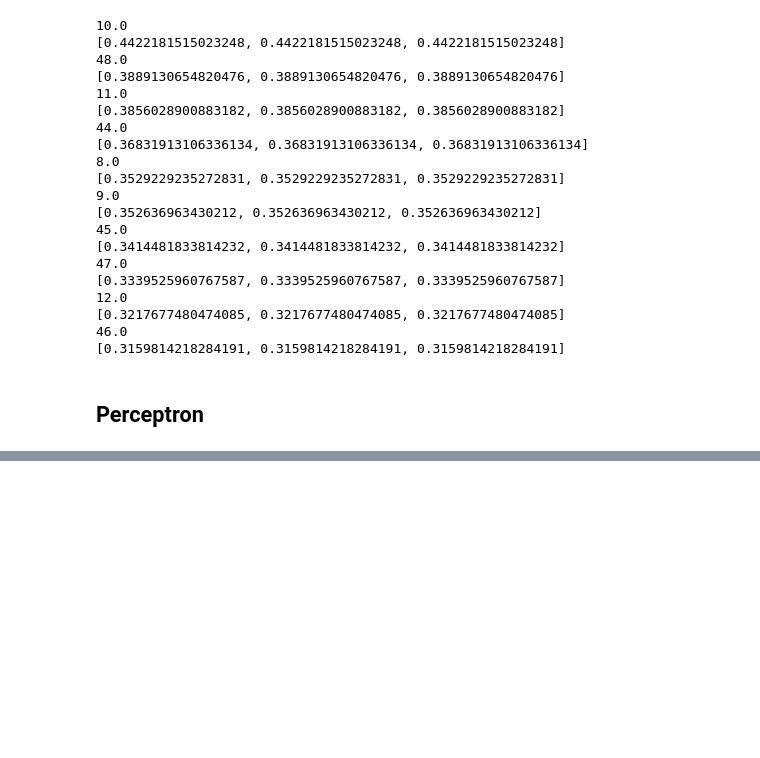
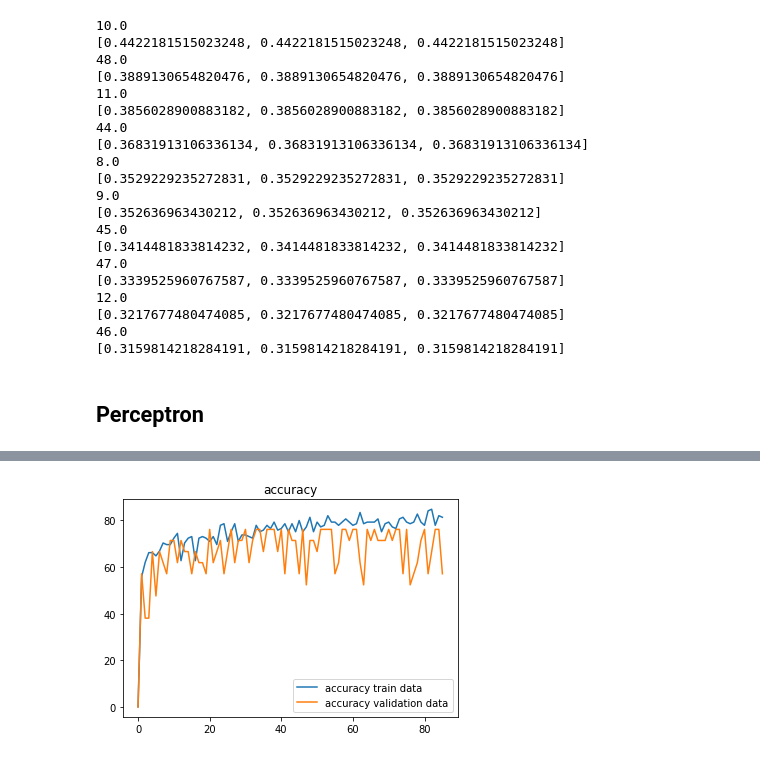
Before and after one commit to ZahraDehghanian97/Perceptron_Vs._Adaline, a Jupyter notebook: 98131059_HW01/98131059_HW01.ipynb, the cells around one changed output, grey strips where cells are left out. Cells and saved outputs as stored; diff of their text form; code cells hidden in the pictures; blank space fills up the shorter version.

```diff
--- a/98131059_HW01/98131059_HW01.ipynb
+++ b/98131059_HW01/98131059_HW01.ipynb
@@ -220,0 +264,87 @@ Accuracy:83.33333333333334
+# %%
+def accuracy_metric(actual, predicted):
+    correct = 0
+    for i in range(len(actual)):
+        if actual[i] == predicted[i]:
+            correct += 1
+    return correct / float(len(actual)) * 100.0
+
+def predict(test, weights):
+    predictions = list()
+    for row in test:
+      activation = weights[0]
+      for i in range(len(row) - 1):
+          activation += weights[i + 1] * row[i]
+      temp = 0
+      if activation >= 0.0 : temp = 1
+      predictions.append(temp)
+    return predictions
+
+def train_weights(train, l_rate, max_epoch):
+    weights = [0.0 for i in range(len(train[0]))]
+    accuracy_train = [0]
+    accuracy_validate = [0]
+    flag = True
+    epoch = 0
+    convergence = 0
+    while flag:
+      p_train = list()
+      for row in train:
+          prediction = predict([row], weights)[0]
+          p_train.append(prediction)
+          error = row[-1] - prediction
+          weights[0] = weights[0] + l_rate * error
+          for i in range(len(row) - 1):
+              weights[i + 1] = weights[i + 1] + l_rate * error * row[i]
+      accuracy_train.append(accuracy_metric(train[:,-1],p_train))
+      accuracy_validate.append(accuracy_metric(validate[:,-1], predict(validate,weights)))
+      # convergence condition
+      if abs(accuracy_train[-1]-accuracy_train[-2])<3 : convergence+=1
+      if convergence>=50 :
+        flag= False
+        print(">>>>>>>>>>Convegence condition :")
+      # # early stopping condition
+      # if  ( accuracy_validate[-1]< accuracy_validate[-2])  :
+      #   print(">>>>>>>>>>early stopping condition :")
+      #   flag = False
+      # number of epoch condition
+      if epoch >= max_epoch :
+        print('>>>>>>>>>>>>>limit epoch condition :')
+        flag = False
+      else : epoch +=1
+
+    print("training finish at epoch "+str(epoch))
+    # print("-----------------------------")
+    # print("weights : "+str(weights))
+    # print("-----------------------------")
+    return weights, accuracy_train,accuracy_validate
+
+def perceptron(train,validate, test, l_rate, max_epoch):
+    weights , accuracy_train,accuracy_validate = train_weights(train, l_rate, max_epoch)
+    predictions = predict(test, weights)
+    return predictions , accuracy_train,accuracy_validate
+
+
+l_rate = 0.01
+max_epoch = 300
+predicted, accuracy_train,accuracy_validate = perceptron(train,validate, test ,l_rate,max_epoch)
+actual = test[:,-1]
+accuracy = accuracy_metric(actual, predicted)
+print("--------------------")
+print('Final Accuracy test data = ' + str(accuracy) )
+temp = [i for i in range(len(accuracy_train))]
+error_train = list()
+error_validate = list()
+for i in accuracy_train:error_train.append(100-i)
+for i in accuracy_validate:error_validate.append(100-i)
+plt.plot(temp,accuracy_train,label="accuracy train data")
+plt.plot(temp,accuracy_validate,label="accuracy validation data")
+plt.legend()
+plt.title("accuracy")
+plt.show()
+plt.plot(temp,error_train,label="error train data")
+plt.plot(temp,error_validate,label="error validation data")
+plt.legend()
+plt.title("Error")
+plt.show()
+# %% [output]
@@ -220,0 +355 @@ Accuracy:83.33333333333334
+[figure, added]
```
Also changed, not shown: parts of 3 cells of this notebook.
